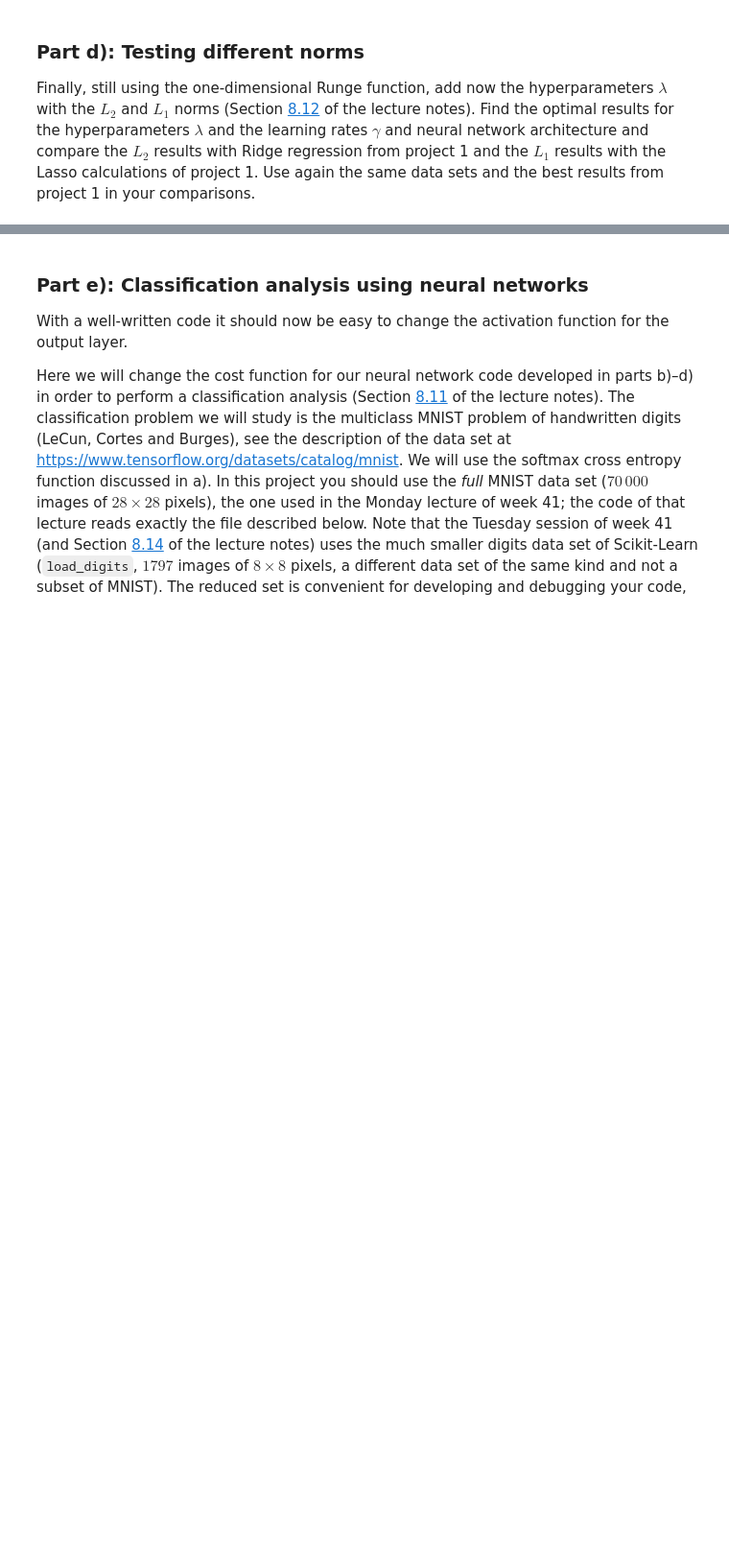
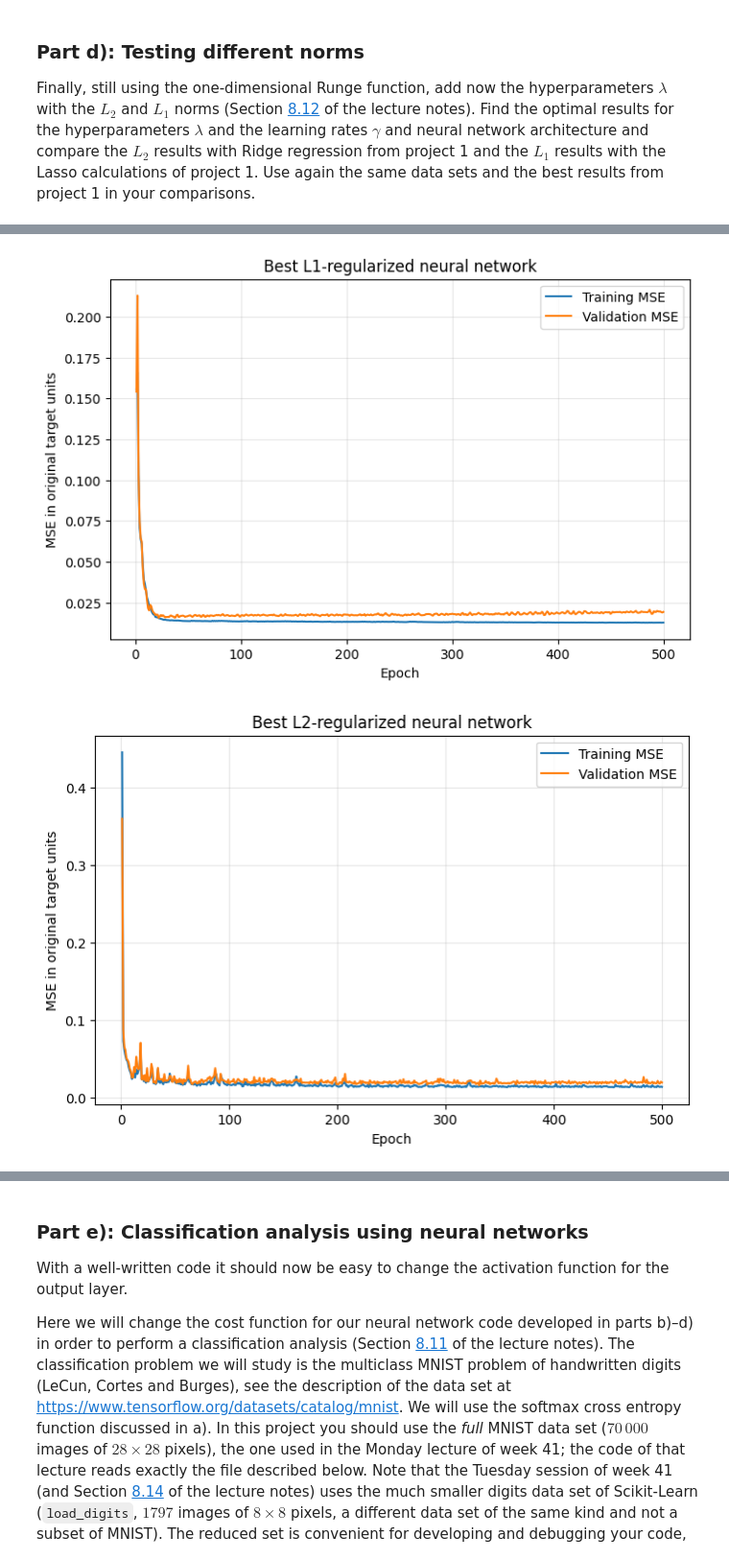
Before and after one commit to AmandaRaeJ16/FYS-STK4155-Project2, a Jupyter notebook: Code/Project2.ipynb, the cells around one changed output, grey strips where cells are left out. Shown at 96% size. Drawn from its saved outputs; the diff is of its cells as text; code cells hidden in the pictures; blank space fills up the shorter version.

Commit message:
added parts d and e, will fix bugs later

```diff
--- a/Code/Project2.ipynb
+++ b/Code/Project2.ipynb
@@ -586,0 +669,14 @@ Finally, still using the one-dimensional Runge function, add now the hyperparame
+# %%
+# grid
+ARCHS_D = [(5,), (10,), (50,), (50, 50)]
+
+ACTIVATIONS_D = ["sigmoid", "relu", "leaky_relu"]
+
+OPTIMIZERS_D = ["adam", "rmsprop"]
+
+LR_D = [1e-3,1e-2,3e-2,1e-1]
+
+LAMBDAS_D = [0.0,1e-5,1e-4,1e-3,1e-2,1e-1]
+
+EPOCHS_D = 500
+BATCH_SIZE_D = 32
@@ -586,0 +803,51 @@ Finally, still using the one-dimensional Runge function, add now the hyperparame
+# %%
+def plot_part_d_curve(result, title):
+    mean_train = np.nanmean(result["train_curve"], axis=0)
+    mean_val = np.nanmean(result["val_curve"], axis=0)
+
+    epochs = np.arange(1, len(mean_train) + 1)
+
+    plt.figure(figsize=(8, 5))
+    plt.plot(epochs, mean_train, label="Training MSE")
+    plt.plot(epochs, mean_val, label="Validation MSE")
+
+    plt.xlabel("Epoch")
+    plt.ylabel("MSE in original target units")
+    plt.title(title)
+    plt.legend()
+    plt.grid(alpha=0.3)
+    plt.show()
+
+
+best_l1_result = min(
+    (
+        result
+        for result in part_d_results
+        if result["penalty"] == "l1"
+        and np.isfinite(result["cv_mse"])
+    ),
+    key=lambda result: result["cv_mse"],
+)
+
+best_l2_result = min(
+    (
+        result
+        for result in part_d_results
+        if result["penalty"] == "l2"
+        and np.isfinite(result["cv_mse"])
+    ),
+    key=lambda result: result["cv_mse"],
+)
+
+plot_part_d_curve(
+    best_l1_result,
+    "Best L1-regularized neural network",
+)
+
+plot_part_d_curve(
+    best_l2_result,
+    "Best L2-regularized neural network",
+)
+# %% [output]
+[figure, added]
+[figure, added]
```
Also changed, not shown: parts of 25 cells of this notebook, 3 other files.
